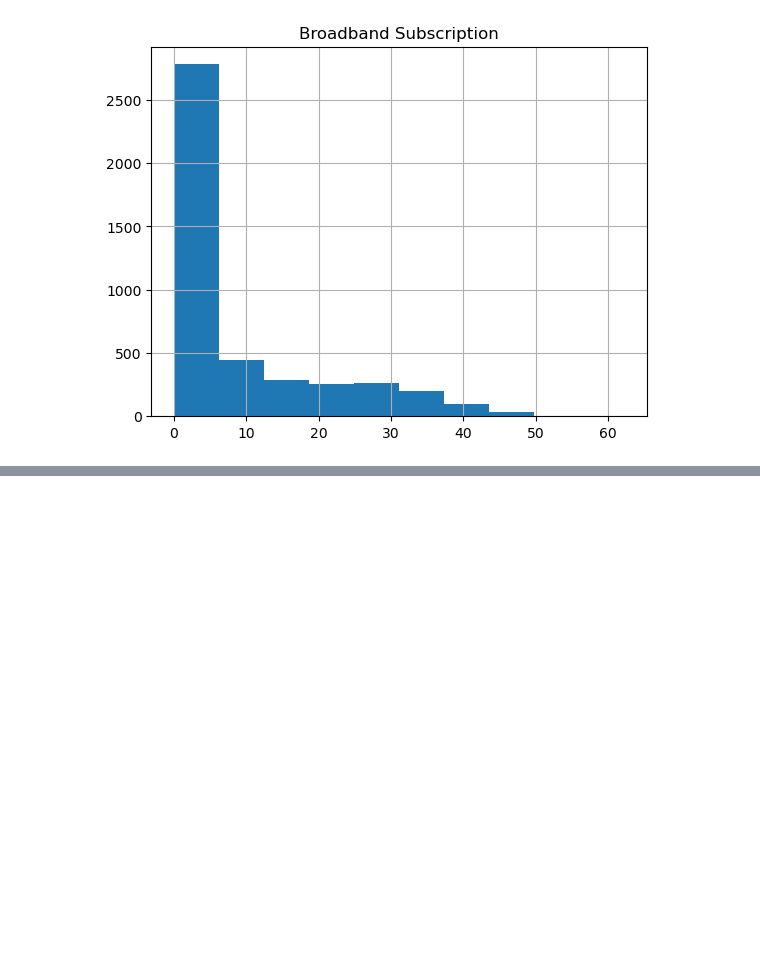
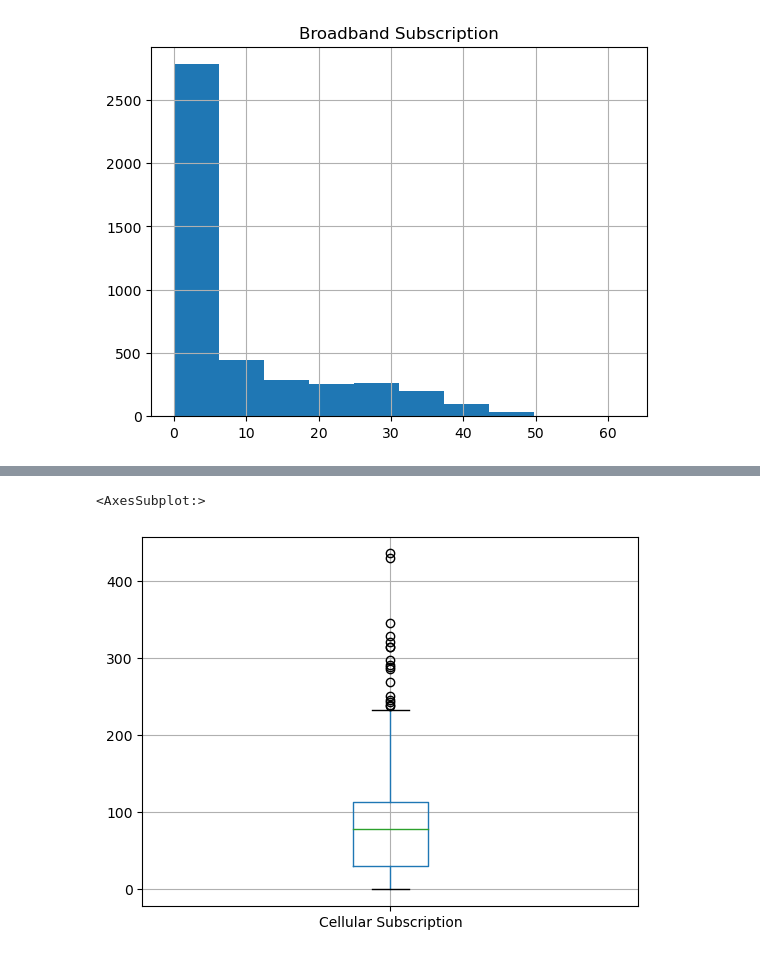
Before and after one commit to saad415/DataScience, a Jupyter notebook: EDA.ipynb, the cells around one changed output, grey strips where cells are left out. Saved outputs shown, nothing was run; the diff lists cells and outputs as text; code cells hidden in the pictures; blank space fills up the shorter version.

```diff
--- a/EDA.ipynb
+++ b/EDA.ipynb
@@ -61,0 +67,5 @@ df.hist(column='No of Internet Users', bins=10);
+# %%
+df.boxplot(column = 'Cellular Subscription')
+# %% [output]
+<AxesSubplot:>
+[figure, added]
```
Also changed, not shown: parts of 9 cells of this notebook.
